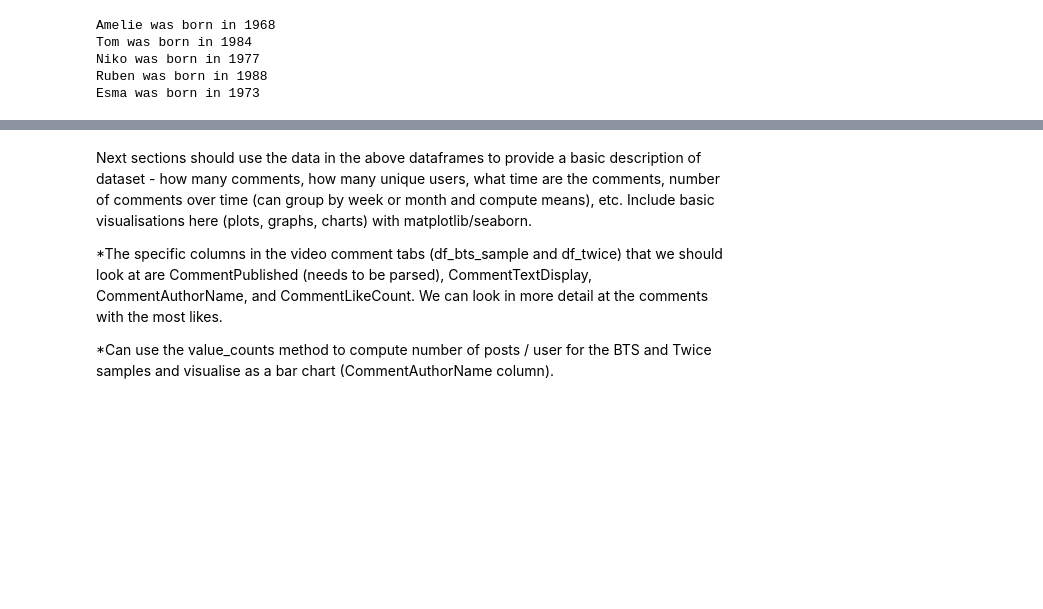
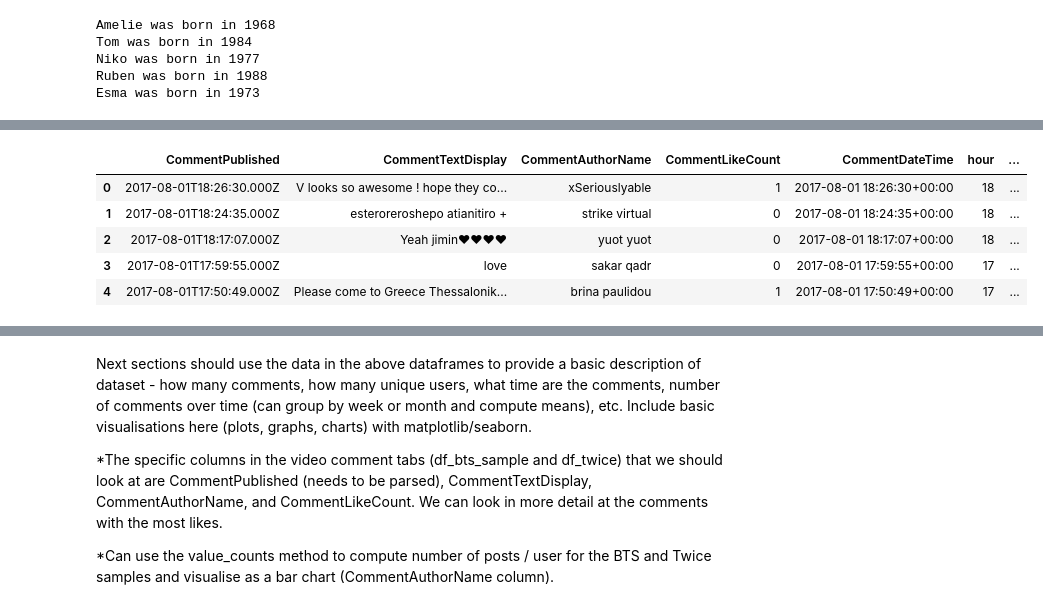
Before and after one commit to Periwynkle/genesys-nlp-workshop, a Jupyter notebook: introduction_to_python/python_workshop_1.ipynb, the cells around one changed output, grey strips where cells are left out. Saved outputs shown, nothing was run; the diff lists cells and outputs as text; code cells hidden in the pictures; blank space fills up the shorter version.

```diff
--- a/introduction_to_python/python_workshop_1.ipynb
+++ b/introduction_to_python/python_workshop_1.ipynb
@@ -373,0 +105,3 @@ import matplotlib.pyplot as plt
+# %%
+# Sample of comments about the BTS video 'Save Me'.
+comments = pd.read_excel("videos.xlsx", sheetname=1)
@@ -373,0 +259,12 @@ import matplotlib.pyplot as plt
+# %%
+comments['hour'] = comments.apply( lambda row: row.CommentDateTime.hour, axis=1 )
+comments['epoch'] = comments.apply( lambda row: row.CommentDateTime.timestamp(), axis=1 )
+
+comments.head()
+# %% [output]
+|  | CommentPublished | CommentTextDisplay | CommentAuthorName | CommentLikeCount | CommentDateTime | hour | ... |
+| 0 | 2017-08-01T18:26:30.000Z | V looks so awesome ! hope they co... | xSeriouslyable | 1 | 2017-08-01 18:26:30+00:00 | 18 | ... |
+| 1 | 2017-08-01T18:24:35.000Z | esteroreroshepo atianitiro + | strike virtual | 0 | 2017-08-01 18:24:35+00:00 | 18 | ... |
+| 2 | 2017-08-01T18:17:07.000Z | Yeah jimin♥♥♥♥ | yuot yuot | 0 | 2017-08-01 18:17:07+00:00 | 18 | ... |
+| 3 | 2017-08-01T17:59:55.000Z | love | sakar qadr | 0 | 2017-08-01 17:59:55+00:00 | 17 | ... |
+| 4 | 2017-08-01T17:50:49.000Z | Please come to Greece Thessalonik... | brina paulidou | 1 | 2017-08-01 17:50:49+00:00 | 17 | ... |
```
Also changed, not shown: parts of 67 cells of this notebook.
